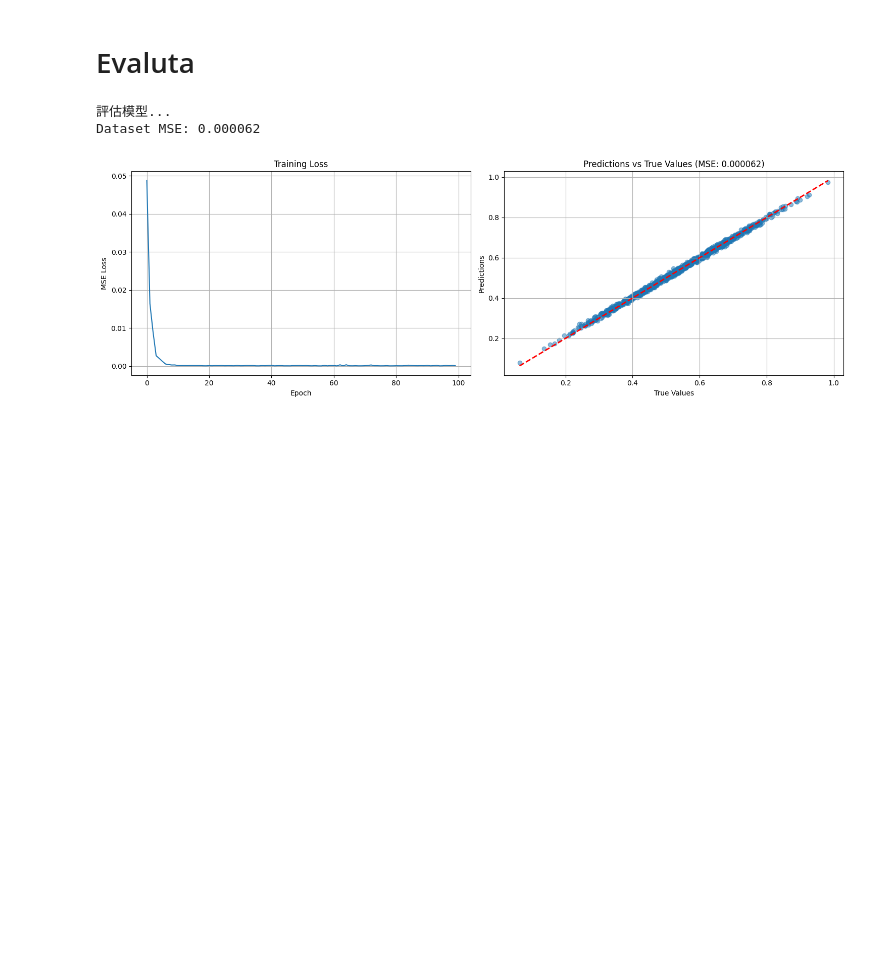
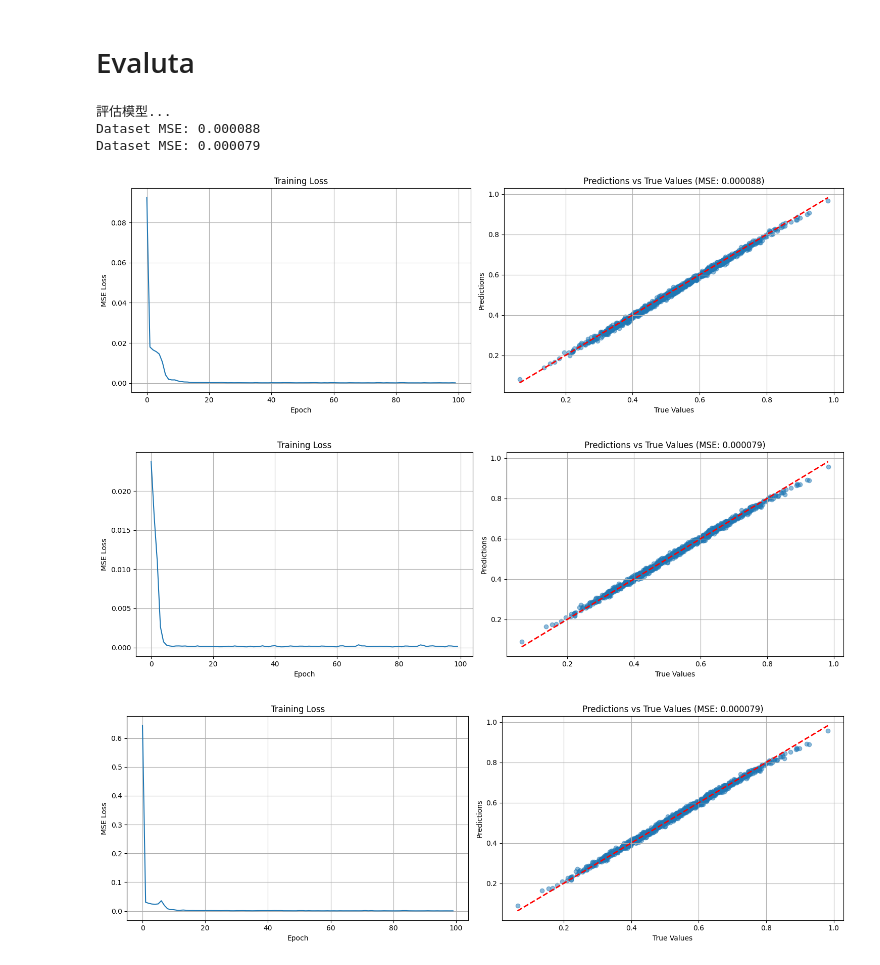
Before and after one commit to KevinCheung830/pytorch_Learn, a Jupyter notebook: taskA.ipynb, the cells around one changed output. Cells and saved outputs as stored; diff of their text form; code cells hidden in the pictures; blank space fills up the shorter version.

```diff
--- a/taskA.ipynb
+++ b/taskA.ipynb
@@ -190,0 +382,25 @@ Epoch [100/100], Loss: 0.000116
+# %%
+# Example usage:
+# Define model parameters
+input_size_Transformer = 5  # Number of features per time step
+num_heads_Transformer = 4  # Number of attention heads
+num_encoder_layers_Transformer = 2  # Number of encoder layers
+num_decoder_layers_Transformer = 2  # Number of decoder layers
+dim_feedforward_Transformer = 128  # Dimension of feedforward network
+output_size_Transformer = 1  # Output size (e.g., regression or binary classification)
+
+# Initialize the model
+model_Transformer = TransformerPredictor(input_size_Transformer, num_heads_Transformer, num_encoder_layers_Transformer, num_decoder_layers_Transformer, dim_feedforward_Transformer, output_size_Transformer, dropout=0.1)
+# Find Error herer the adam need use model_RNN as input
+criterion_Transformer = nn.MSELoss()
+optimizer_Transformer = optim.Adam(model_Transformer.parameters(), lr=0.001)
+model = TransformerPredictor(input_size_Transformer, num_heads_Transformer, num_encoder_layers_Transformer, num_decoder_layers_Transformer, dim_feedforward_Transformer, output_size_Transformer, dropout=0.1)
+# Gradient clipping
+torch.nn.utils.clip_grad_norm_(model_Transformer.parameters(), max_norm=1.0)
+# 開始訓練
+print("開始訓練模型...")
+num_epochs_Transformer = 100
+train_losses_Transformer = train_transformer_model(model_Transformer, train_loader_transformer, criterion_Transformer, optimizer_Transformer, num_epochs_Transformer)
+
+# Print the model architecture
+print(model)
@@ -230,13 +464,21 @@ def plot_results(train_losses, predictions, true_values, mse):
 # %%
 # 評估模型
 print("評估模型...")
-test_mse, predictions, true_values = evaluate_model(model, X_test_tensor, y_test_tensor)
+test_mse, predictions, true_values = evaluate_model(model_LSTM, X_test_tensor, y_test_tensor)
+test_mse_RNN, predictions_RNN, true_values_RNN = evaluate_model(model_RNN, X_test_tensor, y_test_tensor)
 
+test_mse_Transformer, predictions_Transformer, true_values_Transformer = evaluate_model(model_RNN, X_test_tensor, y_test_tensor)
 print(f"Dataset MSE: {test_mse:.6f}")
+print(f"Dataset MSE: {test_mse_RNN:.6f}")
 
     # 绘制结果
-plot_results(train_losses, predictions, true_values, test_mse)
+plot_results(train_losses_LSTM, predictions, true_values, test_mse)
+plot_results(train_losses_RNN, predictions_RNN, true_values_RNN, test_mse_RNN)
+plot_results(train_losses_Transformer, predictions_Transformer, true_values_Transformer, test_mse_Transformer)
 # %% [output]
 評估模型...
-Dataset MSE: 0.000062
+Dataset MSE: 0.000088
+Dataset MSE: 0.000079
-[figure, old version]
+[figure, new version]
+[figure, added]
+[figure, added]
```
Also changed, not shown: parts of 13 cells of this notebook, 1 other file.
